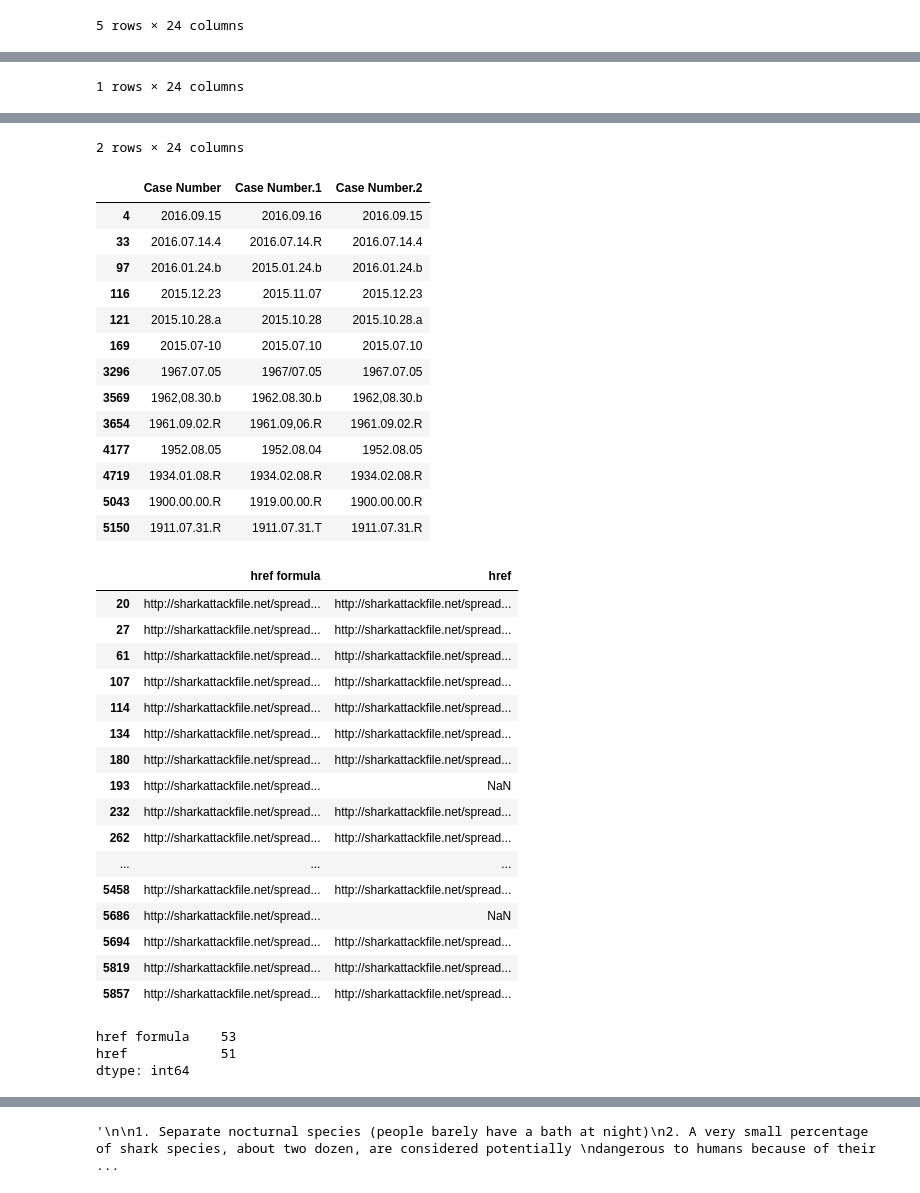
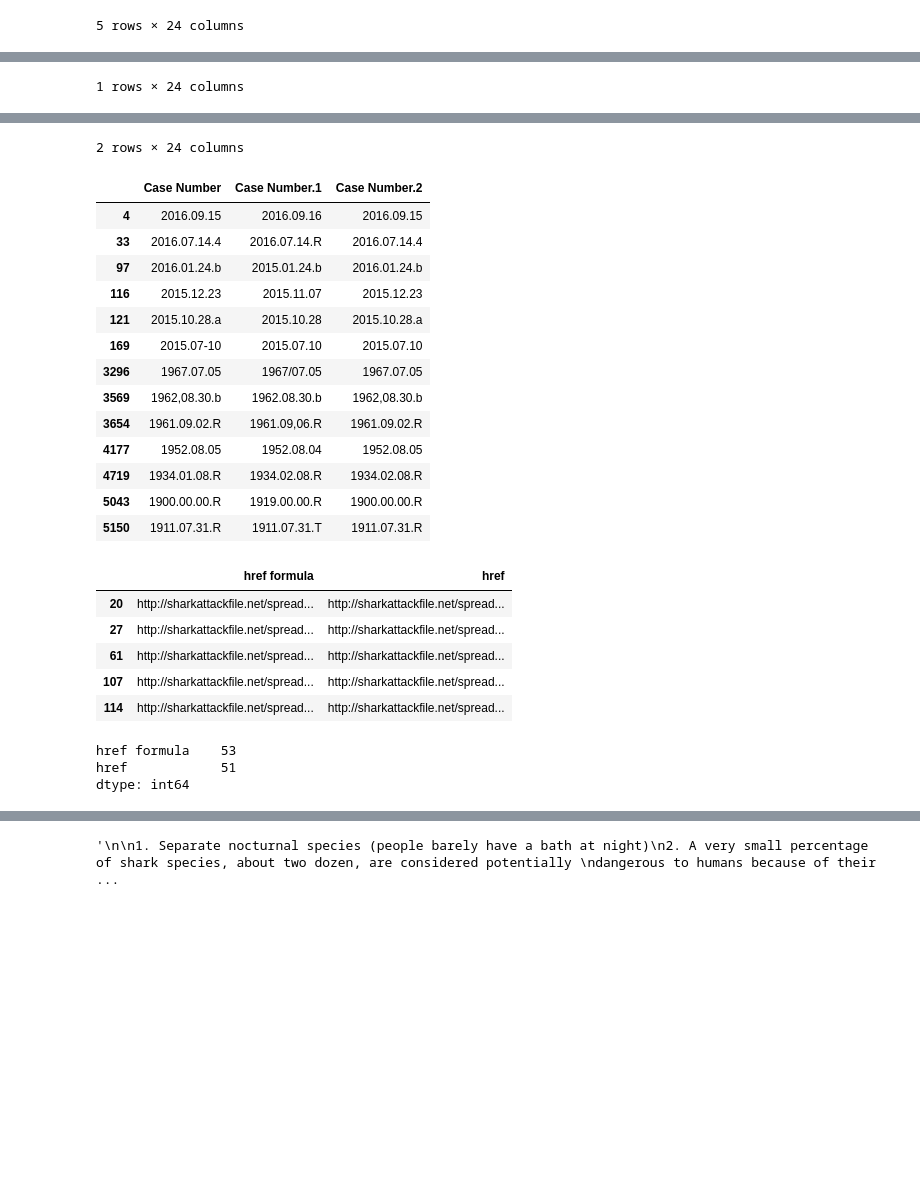
Before and after one commit to ironhack-datalabs/datamad0619, a Jupyter notebook: module-1/pandas-project/your-code/shark_project.ipynb, the cells around one changed output, grey strips where cells are left out. Drawn from its saved outputs; the diff is of its cells as text; code cells hidden in the pictures; blank space fills up the shorter version.

```diff
--- a/module-1/pandas-project/your-code/shark_project.ipynb
+++ b/module-1/pandas-project/your-code/shark_project.ipynb
@@ -40,47 +40,36 @@ filtered_df = data[data['Unnamed: 22'].notnull()]
 filtered_df1 = data[data['Unnamed: 23'].notnull()]
 display(filtered_df, filtered_df1)
 display(data[(data['Case Number'] != data['Case Number.1']) | (data['Case Number'] != data['Case Number.2'])][['Case Number', 'Case Number.1', 'Case Number.2']])
-display((data[data['href formula'] != data['href']][['href formula', 'href']]))
+display((data[data['href formula'] != data['href']][['href formula', 'href']]).head())
 display((data[data['href formula'] != data['href']][['href formula', 'href']]).count())
 # %% [output]
 |  | Case Number | Date | Year | Type | Country | Area | Location | Activity | Name | Sex | ... |
 | 1247 | 2006.06.18 | 18-Jun-06 | 2006 | Unprovoked | BRAZIL | Pernambuco | Punta Del Chifre Beach, Olinda | Body boarding | Humberto Pessoa Batista | M | ... |
 1 rows × 24 columns
 |  | Case Number | Date | Year | Type | Country | Area | Location | Activity | Name | Sex | ... |
 | 4182 | 1952.07.13 | 13-Jul-52 | 1952 | Provoked | USA | California | San Diego, San Diego County | Fishing | Gerald Howard, on board sportsfis... | M | ... |
 | 5585 | 1879.03.10 | 10-Mar-1879 | 1879 | Invalid | AUSTRALIA | New South Wales | Near Sydney | The steamship Bonnie Dundee lost ... | Cabin boy of the Bonnie Dundee | M | ... |
 2 rows × 24 columns
 |  | Case Number | Case Number.1 | Case Number.2 |
 | 4 | 2016.09.15 | 2016.09.16 | 2016.09.15 |
 | 33 | 2016.07.14.4 | 2016.07.14.R | 2016.07.14.4 |
 | 97 | 2016.01.24.b | 2015.01.24.b | 2016.01.24.b |
 | 116 | 2015.12.23 | 2015.11.07 | 2015.12.23 |
 | 121 | 2015.10.28.a | 2015.10.28 | 2015.10.28.a |
 | 169 | 2015.07-10 | 2015.07.10 | 2015.07.10 |
 | 3296 | 1967.07.05 | 1967/07.05 | 1967.07.05 |
 | 3569 | 1962,08.30.b | 1962.08.30.b | 1962,08.30.b |
 | 3654 | 1961.09.02.R | 1961.09,06.R | 1961.09.02.R |
 | 4177 | 1952.08.05 | 1952.08.04 | 1952.08.05 |
 | 4719 | 1934.01.08.R | 1934.02.08.R | 1934.02.08.R |
 | 5043 | 1900.00.00.R | 1919.00.00.R | 1900.00.00.R |
 | 5150 | 1911.07.31.R | 1911.07.31.T | 1911.07.31.R |
 |  | href formula | href |
 | 20 | http://sharkattackfile.net/spread... | http://sharkattackfile.net/spread... |
 | 27 | http://sharkattackfile.net/spread... | http://sharkattackfile.net/spread... |
 | 61 | http://sharkattackfile.net/spread... | http://sharkattackfile.net/spread... |
 | 107 | http://sharkattackfile.net/spread... | http://sharkattackfile.net/spread... |
 | 114 | http://sharkattackfile.net/spread... | http://sharkattackfile.net/spread... |
-| 134 | http://sharkattackfile.net/spread... | http://sharkattackfile.net/spread... |
-| 180 | http://sharkattackfile.net/spread... | http://sharkattackfile.net/spread... |
-| 193 | http://sharkattackfile.net/spread... | NaN |
-| 232 | http://sharkattackfile.net/spread... | http://sharkattackfile.net/spread... |
-| 262 | http://sharkattackfile.net/spread... | http://sharkattackfile.net/spread... |
-| ... | ... | ... |
-| 5458 | http://sharkattackfile.net/spread... | http://sharkattackfile.net/spread... |
-| 5686 | http://sharkattackfile.net/spread... | NaN |
-| 5694 | http://sharkattackfile.net/spread... | http://sharkattackfile.net/spread... |
-| 5819 | http://sharkattackfile.net/spread... | http://sharkattackfile.net/spread... |
-| 5857 | http://sharkattackfile.net/spread... | http://sharkattackfile.net/spread... |
 href formula    53
 href            51
 dtype: int64
```
Also changed, not shown: parts of 8 cells of this notebook.
